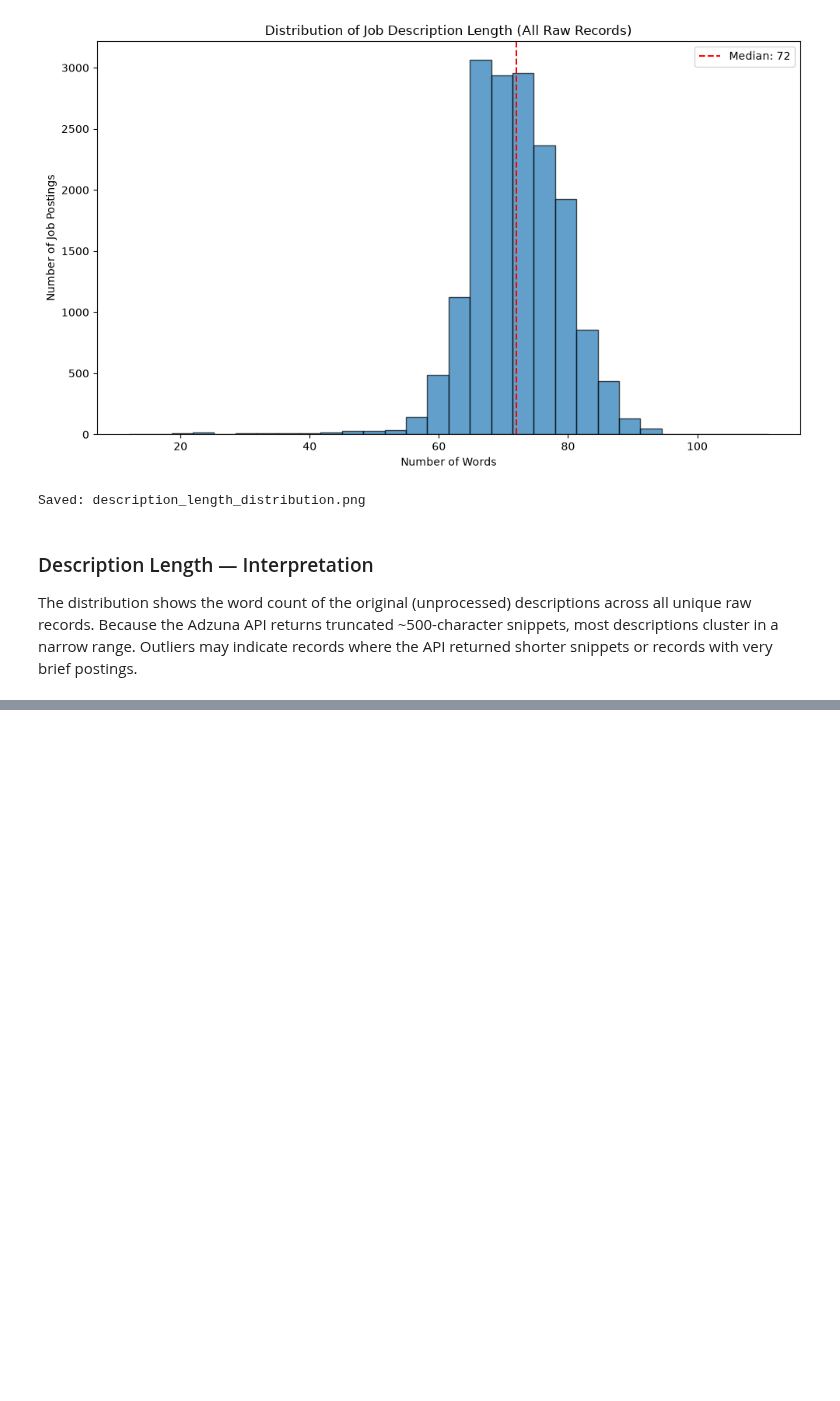
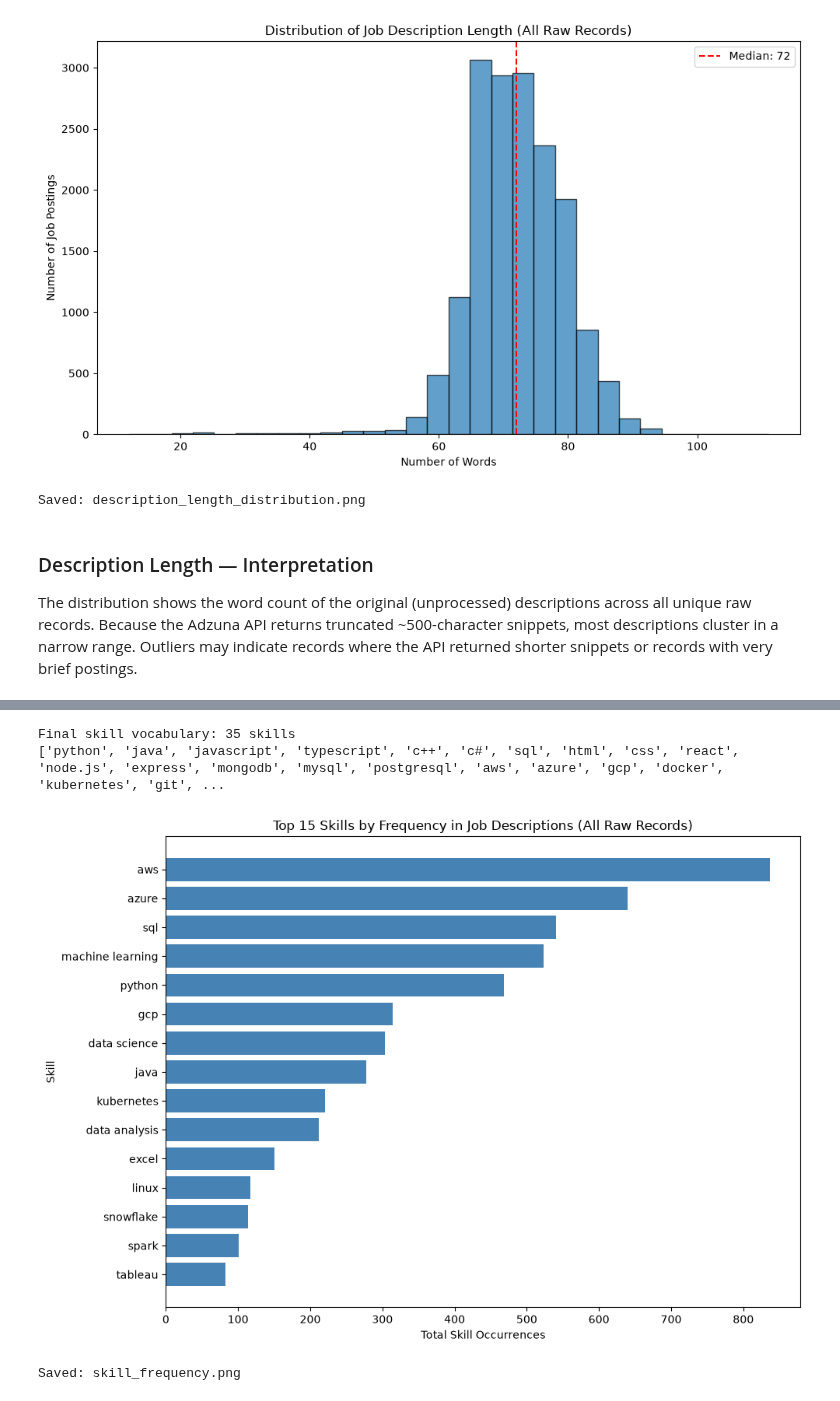
Before and after one commit to anusanth26/Career-Market-Intelligence, a Jupyter notebook: notebooks/1b_text_cleaning_eda.ipynb, the cells around one changed output, grey strips where cells are left out. Drawn from its saved outputs; the diff is of its cells as text; code cells hidden in the pictures; blank space fills up the shorter version.

```diff
--- a/notebooks/1b_text_cleaning_eda.ipynb
+++ b/notebooks/1b_text_cleaning_eda.ipynb
@@ -514,0 +600,20 @@ very brief postings.
+# %%
+# ── 20. Skill frequency analysis ───────────────────────────────────────
+
+# Count skills per posting
+skill_counts = text_df["description_clean"].apply(
+    lambda text: count_skills(text, skill_keywords)
+)
+
+# Aggregate total frequencies
+skill_frequency = Counter()
+for skill_dict in skill_counts:
+    for skill, count in skill_dict.items():
+        skill_frequency[skill] += count
+
+skill_frequency_df = pd.DataFrame(
+    skill_frequency.items(), columns=["skill", "frequency"]
+).sort_values("frequency", ascending=False).reset_index(drop=True)
+
+print("Top 15 skills by total frequency:")
+print(skill_frequency_df.head(15).to_string(index=False))
@@ -514,0 +673,27 @@ very brief postings.
+# %%
+# ── 22. Finalise skill vocabulary ──────────────────────────────────────
+
+skill_keywords_clean = skill_keywords.copy()
+
+print(f"Final skill vocabulary: {len(skill_keywords_clean)} skills")
+print(skill_keywords_clean)
+# %% [output]
+Final skill vocabulary: 35 skills
+['python', 'java', 'javascript', 'typescript', 'c++', 'c#', 'sql', 'html', 'css', 'react', 'node.js', 'express', 'mongodb', 'mysql', 'postgresql', 'aws', 'azure', 'gcp', 'docker', 'kubernetes', 'git', ...
+# %%
+# ── 23. Top skills visualisation ───────────────────────────────────────
+
+top_skills = skill_frequency_df.head(15).sort_values("frequency", ascending=True)
+
+fig, ax = plt.subplots(figsize=(10, 7))
+ax.barh(top_skills["skill"], top_skills["frequency"], color="steelblue")
+ax.set_xlabel("Total Skill Occurrences")
+ax.set_ylabel("Skill")
+ax.set_title("Top 15 Skills by Frequency in Job Descriptions (All Raw Records)")
+plt.tight_layout()
+plt.savefig(str(VIZ_DIR / "skill_frequency.png"), dpi=150, bbox_inches="tight")
+plt.show()
+print("Saved: skill_frequency.png")
+# %% [output]
+[figure, added]
+Saved: skill_frequency.png
```
Also changed, not shown: parts of 12 cells of this notebook.
